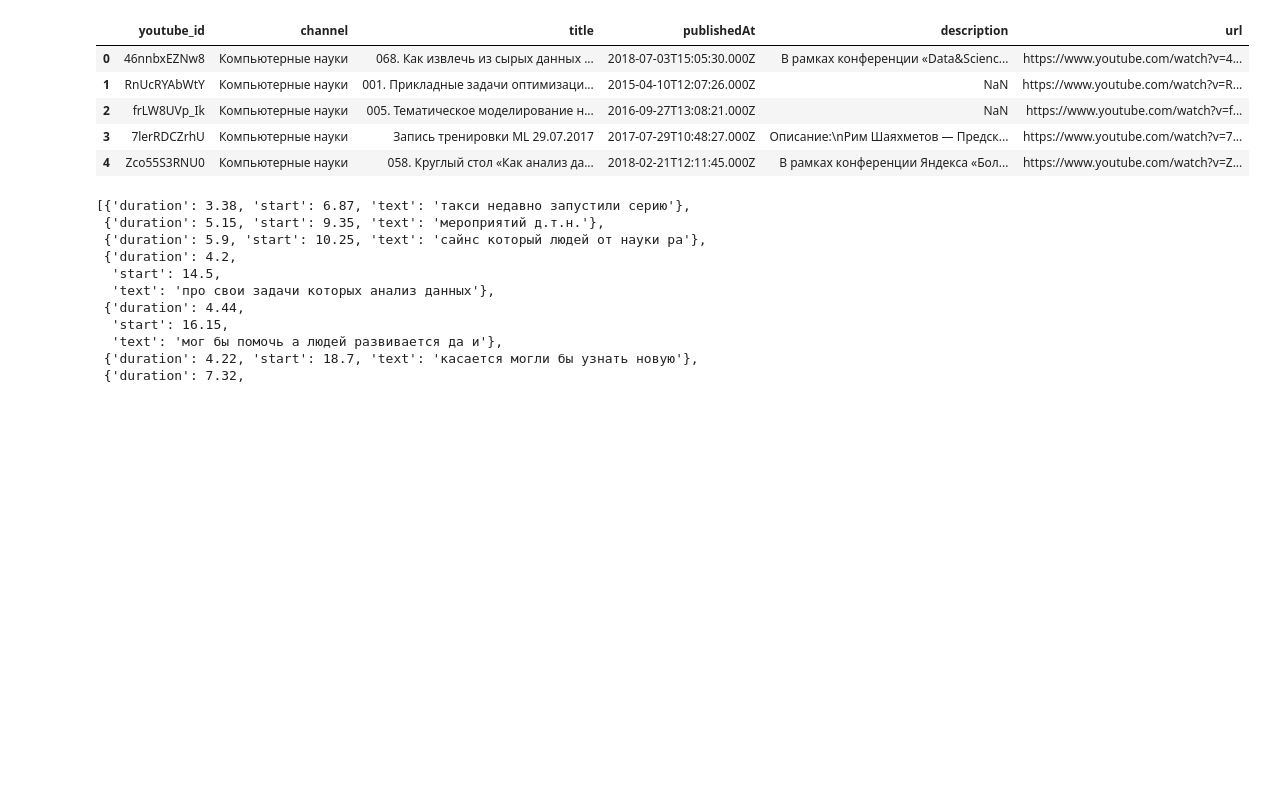
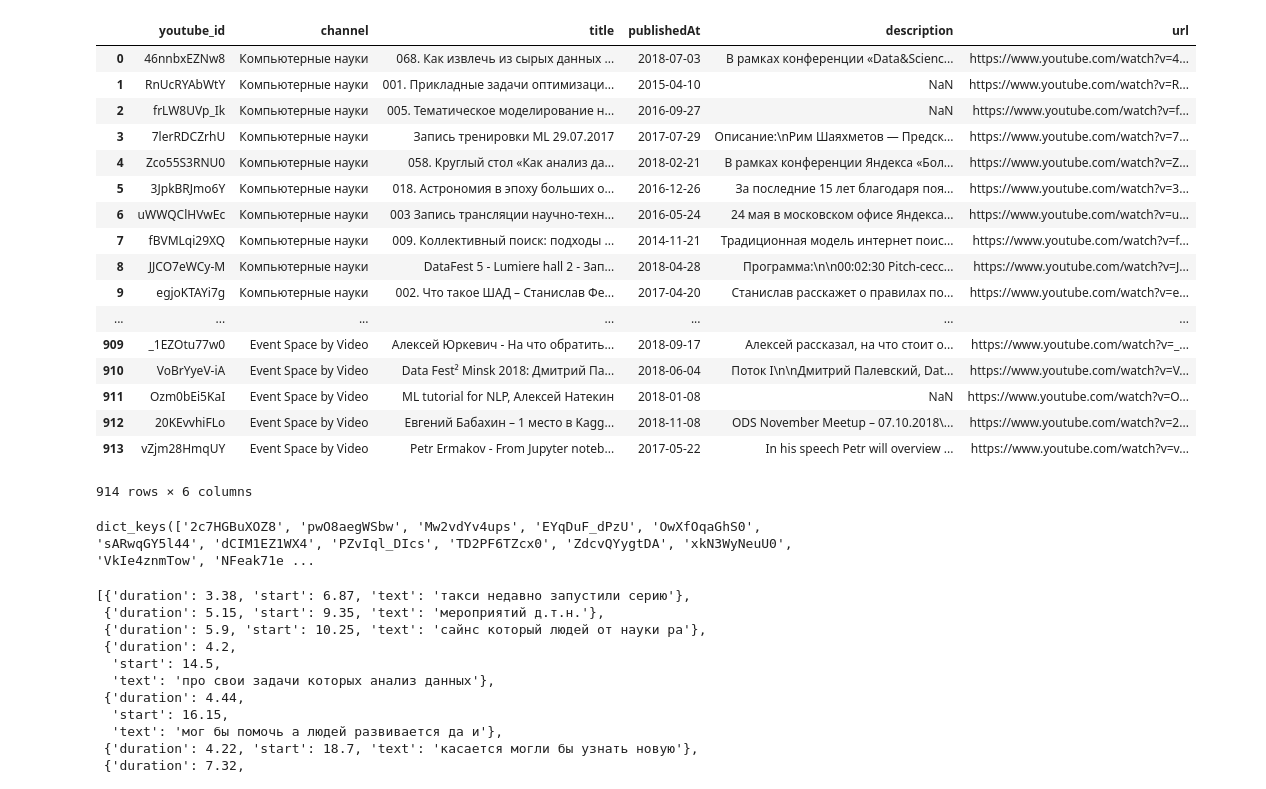
Before and after one commit to mannefedov/ods_video_index, a Jupyter notebook: Search_baseline.ipynb, the cells around one changed output. Cells and saved outputs as stored; diff of their text form; code cells hidden in the pictures; blank space fills up the shorter version.

```diff
--- a/Search_baseline.ipynb
+++ b/Search_baseline.ipynb
@@ -12,12 +12,26 @@ from collections import defaultdict
 import numpy as np
 # %%
 df_vid = pd.read_csv('ods_videos.csv')
+# %%
+df_vid['publishedAt'] = pd.to_datetime(a).apply(lambda x: str(x).split(' ')[0])
 # %%
-df_vid.head(5)
+df_vid
 # %% [output]
 |  | youtube_id | channel | title | publishedAt | description | url |
-| 0 | 46nnbxEZNw8 | Компьютерные науки | 068. Как извлечь из сырых данных ... | 2018-07-03T15:05:30.000Z | В рамках конференции «Data&Scienc... | https://www.youtube.com/watch?v=4... |
-| 1 | RnUcRYAbWtY | Компьютерные науки | 001. Прикладные задачи оптимизаци... | 2015-04-10T12:07:26.000Z | NaN | https://www.youtube.com/watch?v=R... |
-| 2 | frLW8UVp_Ik | Компьютерные науки | 005. Тематическое моделирование н... | 2016-09-27T13:08:21.000Z | NaN | https://www.youtube.com/watch?v=f... |
-| 3 | 7lerRDCZrhU | Компьютерные науки | Запись тренировки ML 29.07.2017 | 2017-07-29T10:48:27.000Z | Описание:\nРим Шаяхметов — Предск... | https://www.youtube.com/watch?v=7... |
-| 4 | Zco55S3RNU0 | Компьютерные науки | 058. Круглый стол «Как анализ да... | 2018-02-21T12:11:45.000Z | В рамках конференции Яндекса «Бол... | https://www.youtube.com/watch?v=Z... |
+| 0 | 46nnbxEZNw8 | Компьютерные науки | 068. Как извлечь из сырых данных ... | 2018-07-03 | В рамках конференции «Data&Scienc... | https://www.youtube.com/watch?v=4... |
+| 1 | RnUcRYAbWtY | Компьютерные науки | 001. Прикладные задачи оптимизаци... | 2015-04-10 | NaN | https://www.youtube.com/watch?v=R... |
+| 2 | frLW8UVp_Ik | Компьютерные науки | 005. Тематическое моделирование н... | 2016-09-27 | NaN | https://www.youtube.com/watch?v=f... |
+| 3 | 7lerRDCZrhU | Компьютерные науки | Запись тренировки ML 29.07.2017 | 2017-07-29 | Описание:\nРим Шаяхметов — Предск... | https://www.youtube.com/watch?v=7... |
+| 4 | Zco55S3RNU0 | Компьютерные науки | 058. Круглый стол «Как анализ да... | 2018-02-21 | В рамках конференции Яндекса «Бол... | https://www.youtube.com/watch?v=Z... |
+| 5 | 3JpkBRJmo6Y | Компьютерные науки | 018. Астрономия в эпоху больших о... | 2016-12-26 | За последние 15 лет благодаря поя... | https://www.youtube.com/watch?v=3... |
+| 6 | uWWQClHVwEc | Компьютерные науки | 003 Запись трансляции научно-техн... | 2016-05-24 | 24 мая в московском офисе Яндекса... | https://www.youtube.com/watch?v=u... |
+| 7 | fBVMLqi29XQ | Компьютерные науки | 009. Коллективный поиск: подходы ... | 2014-11-21 | Традиционная модель интернет поис... | https://www.youtube.com/watch?v=f... |
+| 8 | JJCO7eWCy-M | Компьютерные науки | DataFest 5 - Lumiere hall 2 - Зап... | 2018-04-28 | Программа:\n\n00:02:30 Pitch-сесс... | https://www.youtube.com/watch?v=J... |
+| 9 | egjoKTAYi7g | Компьютерные науки | 002. Что такое ШАД – Станислав Фе... | 2017-04-20 | Станислав расскажет о правилах по... | https://www.youtube.com/watch?v=e... |
+| ... | ... | ... | ... | ... | ... | ... |
+| 909 | _1EZOtu77w0 | Event Space by Video | Алексей Юркевич - На что обратить... | 2018-09-17 | Алексей рассказал, на что стоит о... | https://www.youtube.com/watch?v=_... |
+| 910 | VoBrYyeV-iA | Event Space by Video | Data Fest² Minsk 2018: Дмитрий Па... | 2018-06-04 | Поток I\n\nДмитрий Палевский, Dat... | https://www.youtube.com/watch?v=V... |
+| 911 | Ozm0bEi5KaI | Event Space by Video | ML tutorial for NLP, Алексей Натекин | 2018-01-08 | NaN | https://www.youtube.com/watch?v=O... |
+| 912 | 20KEvvhiFLo | Event Space by Video | Евгений Бабахин – 1 место в Kagg... | 2018-11-08 | ODS November Meetup – 07.10.2018\... | https://www.youtube.com/watch?v=2... |
+| 913 | vZjm28HmqUY | Event Space by Video | Petr Ermakov - From Jupyter noteb... | 2017-05-22 | In his speech Petr will overview ... | https://www.youtube.com/watch?v=v... |
+914 rows × 6 columns
@@ -25,6 +41,10 @@ df_vid.head(5)
 id2title = {idx:title for idx, title in df_vid[['youtube_id', 'title']].values}
 # %%
 id2trans = pickle.load(open('id2transcripts.pkl', 'rb'))
+# %%
+id2trans.keys()
+# %% [output]
+dict_keys(['2c7HGBuXOZ8', 'pwO8aegWSbw', 'Mw2vdYv4ups', 'EYqDuF_dPzU', 'OwXfOqaGhS0', 'sARwqGY5l44', 'dCIM1EZ1WX4', 'PZvIql_DIcs', 'TD2PF6TZcx0', 'ZdcvQYygtDA', 'xkN3WyNeuU0', 'VkIe4znmTow', 'NFeak71e ...
 # %%
 id2trans['2c7HGBuXOZ8'][:30]
 # %% [output]
```
Also changed, not shown: parts of 35 cells of this notebook, 1 other file.
